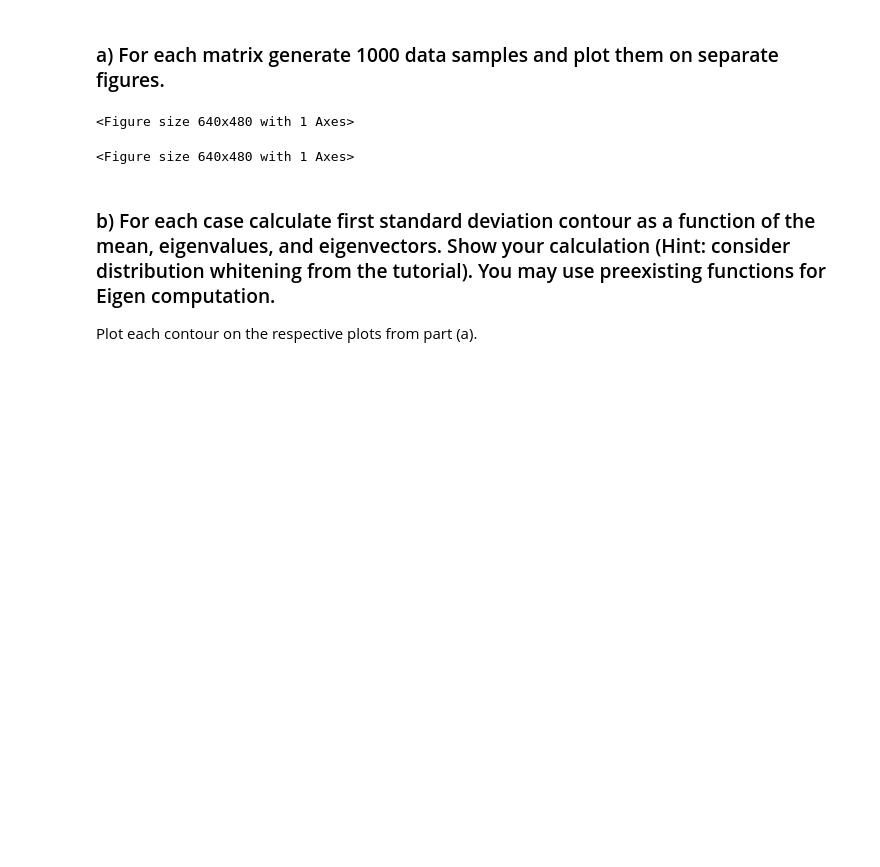
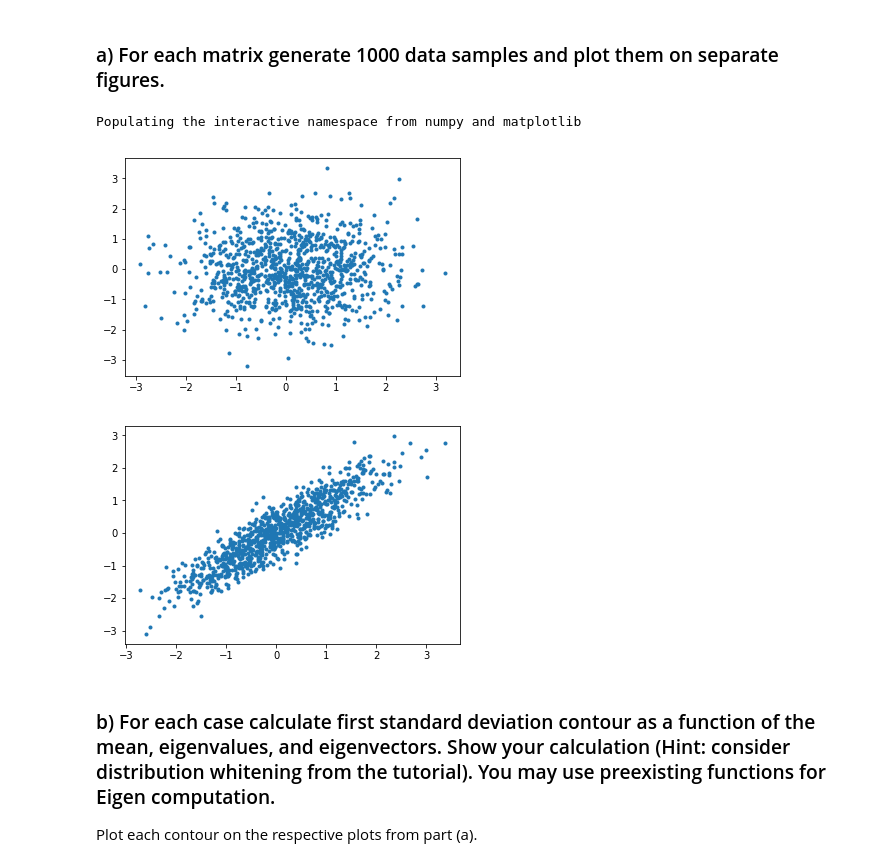
Before and after one commit to tusharchopratech/pattern_recognition_from_scratch, a Jupyter notebook: assignment1.ipynb, the cells around one changed output. Drawn from its saved outputs; the diff is of its cells as text; code cells hidden in the pictures; blank space fills up the shorter version.

```diff
--- a/assignment1.ipynb
+++ b/assignment1.ipynb
@@ -5,23 +5,30 @@
 # %% [markdown]
 ### a) For each matrix generate 1000 data samples and plot them on separate figures.
 # %%
+%pylab inline
 import matplotlib.pyplot as plt
 import numpy as np
+import time
+from matplotlib import patches
+# numpy.set_printoptions(threshold=numpy.inf)
+
+
 
 a_cov = [[1.0, 0.0], [0.0, 1.0]]
 b_cov = [[1.0, 0.9], [0.9, 1.0]]
 mean = [0, 0]
 
-data = np.random.multivariate_normal(mean, a_cov, 1000)
-plt.plot(data[:,0],data[:,1],'.')
+data_a = np.random.multivariate_normal(mean, a_cov, 1000)
+plt.plot(data_a[:,0],data_a[:,1],'.')
 plt.show()
 
-data2 = np.random.multivariate_normal(mean, b_cov, 1000)
-plt.plot(data2[:,0],data2[:,1],'.')
+data_b = np.random.multivariate_normal(mean, b_cov, 1000)
+plt.plot(data_b[:,0],data_b[:,1],'.')
 plt.show()
 # %% [output]
-<Figure size 640x480 with 1 Axes>
+Populating the interactive namespace from numpy and matplotlib
-<Figure size 640x480 with 1 Axes>
+[figure, added]
+[figure, added]
 # %% [markdown]
 ### b) For each case calculate first standard deviation contour as a function of the mean, eigenvalues, and eigenvectors. Show your calculation (Hint: consider distribution whitening from the tutorial). You may use preexisting functions for Eigen computation.
 Plot each contour on the respective plots from part (a).
```
Also changed, not shown: parts of 21 cells of this notebook, 4 other files.
